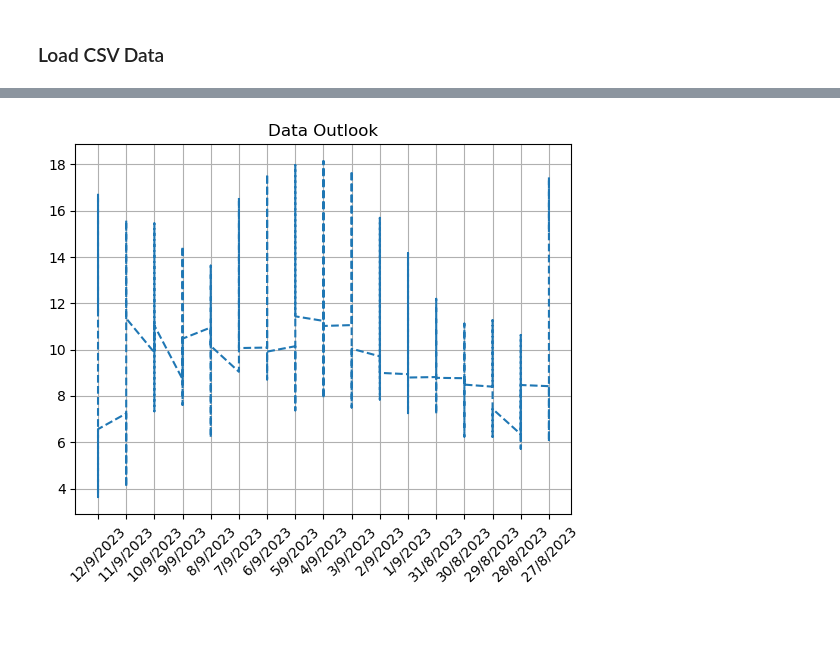
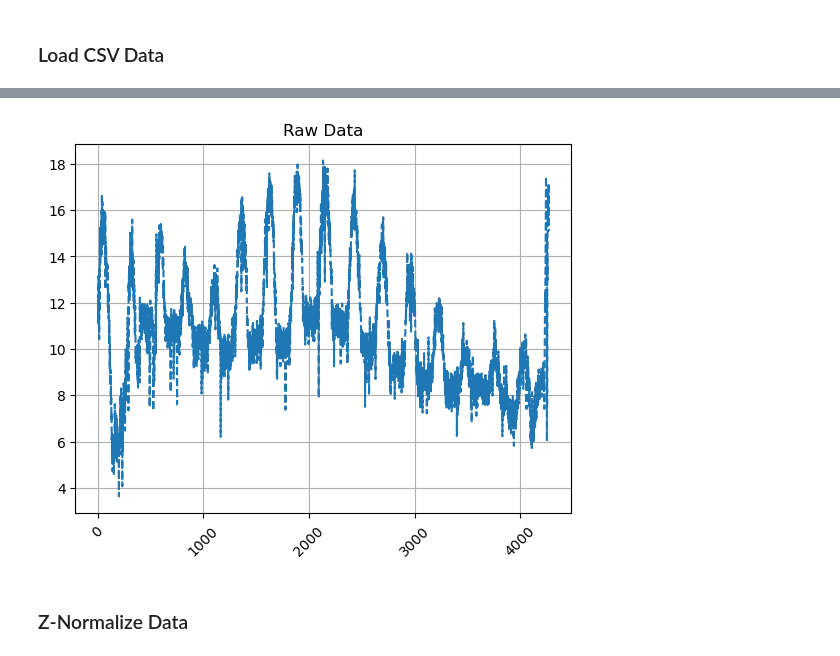
Before and after one commit to HonAnson/water_control_algorithm, a Jupyter notebook: multivariant_gauss_water_quality.ipynb, the cells around one changed output, grey strips where cells are left out. Saved outputs shown, nothing was run; the diff lists cells and outputs as text; code cells hidden in the pictures; blank space fills up the shorter version.

```diff
--- a/multivariant_gauss_water_quality.ipynb
+++ b/multivariant_gauss_water_quality.ipynb
@@ -12,5 +12,7 @@ df = pd.read_csv(r'water_data.csv')
 array = np.array(df)
 
 #delete redundent column and check data
-array = array[:,0:7]
-print(array[:,6])
+#each column represents the following water data:
+#index, date, time, water temperature, pH, dissolve oxygen (DO), and electrical conductivity (EC)
+data = array[:,0:7]
+print(data[0,:])
@@ -17,10 +21,12 @@ print(array[:,6])
 # %%
-#Plot data and have a look
+#Plot one of the data and have a look
 plt.figure()
-plt.title('Data Outlook')
-plt.plot(np.transpose(array[:,1]), np.transpose(array[:,5]), linestyle='--')
+plt.title('Raw Data')
+plt.plot(np.transpose(data[:,0]), np.transpose(data[:,5]), linestyle='--')
 plt.xticks(rotation=45)
 plt.grid()
 plt.show()
 # %% [output]
-[figure, old version]
+[figure, new version]
+# %% [markdown]
+### Z-Normalize Data
```
Also changed, not shown: parts of 6 cells of this notebook, 1 other file.
